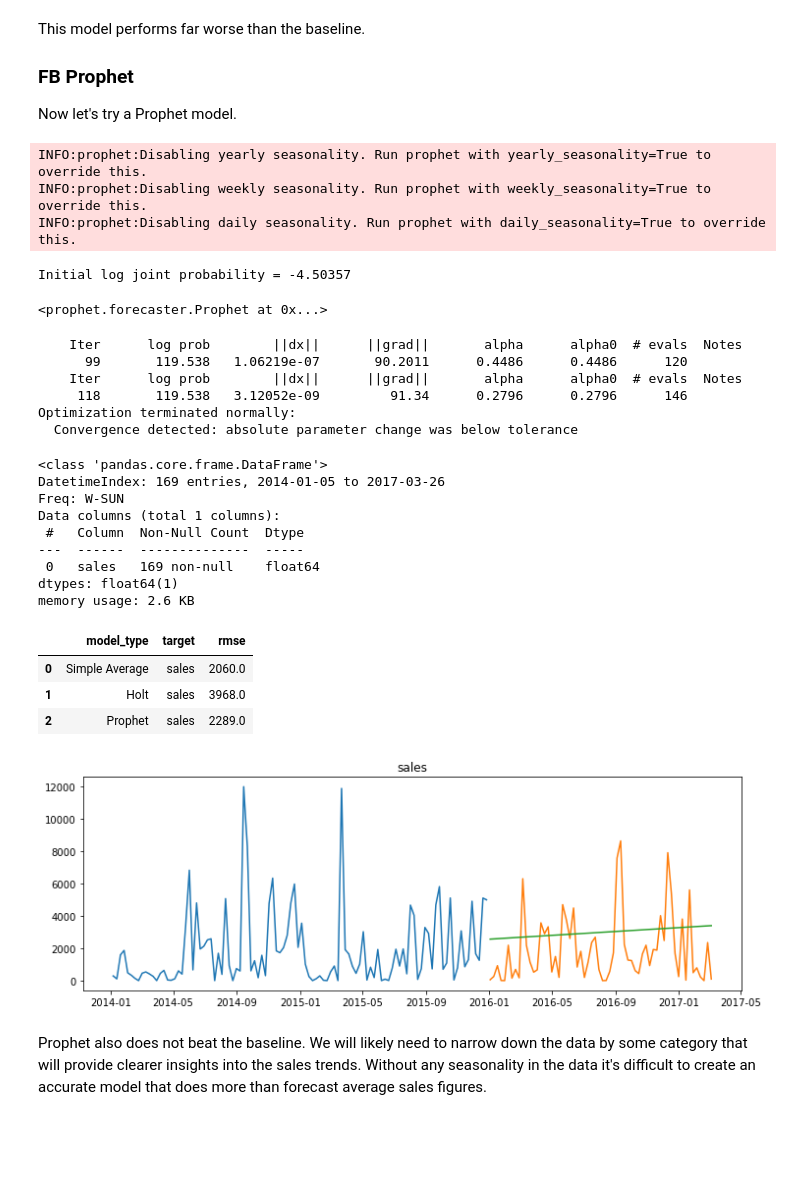
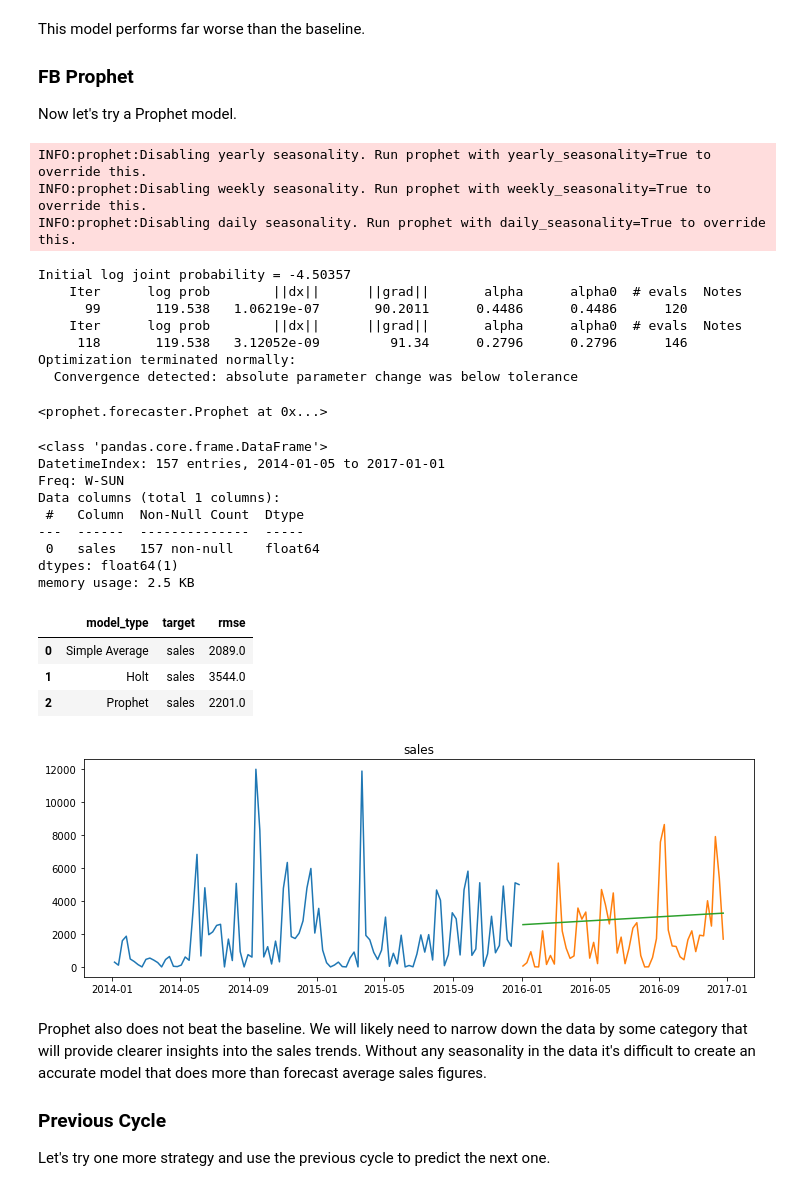
Before and after one commit to Innis-Superstore-Sales/time-series-project, a Jupyter notebook: model.ipynb, the cells around one changed output. Drawn from its saved outputs; the diff is of its cells as text; code cells hidden in the pictures; blank space fills up the shorter version.

```diff
--- a/model.ipynb
+++ b/model.ipynb
@@ -32,15 +33,20 @@ Importing plotly failed. Interactive plots will not work.
 
 Here we will acquire and prepare the data using the wrangle module. We'll then split each dataframe into train, validate, and test using the prepare module.
 # %%
-superstore, superstore_east, superstore_west, superstore_south, superstore_central = wrangle()
+superstore, store_east, store_west, store_south, store_central, office_supplies, furniture, technology = wrangle()
 # %% [output]
 Reading from .csv file.
 # %%
-# superstore_train, superstore_validate, superstore_test = split_data(superstore)
-# superstore_east_train, superstore_east_validate, superstore_east_test = split_data(superstore_east)
-# superstore_west_train, superstore_west_validate, superstore_west_test = split_data(superstore_west)
-# superstore_south_train, superstore_south_validate, superstore_south_test = split_data(superstore_south)
-# superstore_central_train, superstore_central_validate, superstore_central_test = split_data(superstore_central)
+superstore_train, superstore_validate, superstore_test = split_data(superstore)
+
+store_east_train, store_east_validate, store_east_test = split_data(store_east)
+store_west_train, store_west_validate, store_west_test = split_data(store_west)
+store_south_train, store_south_validate, store_south_test = split_data(store_south)
+store_central_train, store_central_validate, store_central_test = split_data(store_central)
+
+office_supplies_train, office_supplies_validate, office_supplies_test = split_data(office_supplies)
+furniture_train, furniture_validate, furniture_test = split_data(furniture)
+technology_train, technology_validate, technology_test = split_data(technology)
 # %% [markdown]
 ---
 
@@ -51,15 +57,3 @@ Now we need to establish a baseline against which to compare the performance of
 ### Last Observed Value
 
 We'll start by creating a last observed value forecast.
-# %%
-# REMOVE THIS CELL
-
-train_size = int(len(superstore) * 0.5)
-superstore_train = superstore[ : train_size]
-
-validate_size = int(len(superstore) * 0.3)
-validate_end_index = train_size + validate_size
-superstore_validate = superstore[train_size : validate_end_index]
-
-superstore_train.sales.plot()
-superstore_validate.sales.plot();
@@ -291,17 +283,17 @@ INFO:prophet:Disabling yearly seasonality. Run prophet with yearly_seasonality=T
 INFO:prophet:Disabling weekly seasonality. Run prophet with weekly_seasonality=True to override this.
 INFO:prophet:Disabling daily seasonality. Run prophet with daily_seasonality=True to override this.
 Initial log joint probability = -4.50357
+    Iter      log prob        ||dx||      ||grad||       alpha      alpha0  # evals  Notes
+      99       119.538   1.06219e-07       90.2011      0.4486      0.4486      120
+    Iter      log prob        ||dx||      ||grad||       alpha      alpha0  # evals  Notes
+     118       119.538   3.12052e-09         91.34      0.2796      0.2796      146
+Optimization terminated normally:
+  Convergence detected: absolute parameter change was below tolerance
 <prophet.forecaster.Prophet at 0x...>
-    Iter      log prob        ||dx||      ||grad||       alpha      alpha0  # evals  Notes
-      99       119.538   1.06219e-07       90.2011      0.4486      0.4486      120
-    Iter      log prob        ||dx||      ||grad||       alpha      alpha0  # evals  Notes
-     118       119.538   3.12052e-09         91.34      0.2796      0.2796      146
-Optimization terminated normally:
-  Convergence detected: absolute parameter change was below tolerance
 # %%
 # Make predictions
 
-future = model.make_future_dataframe(450)
+future = model.make_future_dataframe(365)
 results = model.predict(future)
 predictions = results[['ds', 'yhat']].set_index('ds')
 predictions.columns = ['sales']
@@ -309,25 +301,29 @@ predictions = predictions.resample('W').mean()
 predictions.info()
 # %% [output]
 <class 'pandas.core.frame.DataFrame'>
-DatetimeIndex: 169 entries, 2014-01-05 to 2017-03-26
+DatetimeIndex: 157 entries, 2014-01-05 to 2017-01-01
 Freq: W-SUN
 Data columns (total 1 columns):
  #   Column  Non-Null Count  Dtype
 ---  ------  --------------  -----
- 0   sales   169 non-null    float64
+ 0   sales   157 non-null    float64
 dtypes: float64(1)
-memory usage: 2.6 KB
+memory usage: 2.5 KB
 # %%
-eval_df = append_eval_df('Prophet', 'sales', superstore_validate, predictions.loc['2016' : '2017-03-05'], eval_df)
+eval_df = append_eval_df('Prophet', 'sales', superstore_validate, predictions.loc['2016'], eval_df)
 eval_df
 # %% [output]
 |  | model_type | target | rmse |
-| 0 | Simple Average | sales | 2060.0 |
-| 1 | Holt | sales | 3968.0 |
-| 2 | Prophet | sales | 2289.0 |
+| 0 | Simple Average | sales | 2089.0 |
+| 1 | Holt | sales | 3544.0 |
+| 2 | Prophet | sales | 2201.0 |
 # %%
-plot_forecast('sales', superstore_train, superstore_validate, predictions.loc['2016' : '2017-03-05'])
+plot_forecast('sales', superstore_train, superstore_validate, predictions.loc['2016'])
 # %% [output]
-[figure, old version]
+[figure, new version]
 # %% [markdown]
 Prophet also does not beat the baseline. We will likely need to narrow down the data by some category that will provide clearer insights into the sales trends. Without any seasonality in the data it's difficult to create an accurate model that does more than forecast average sales figures.
+
+### Previous Cycle
+
+Let's try one more strategy and use the previous cycle to predict the next one.
```
Also changed, not shown: parts of 19 cells of this notebook.
